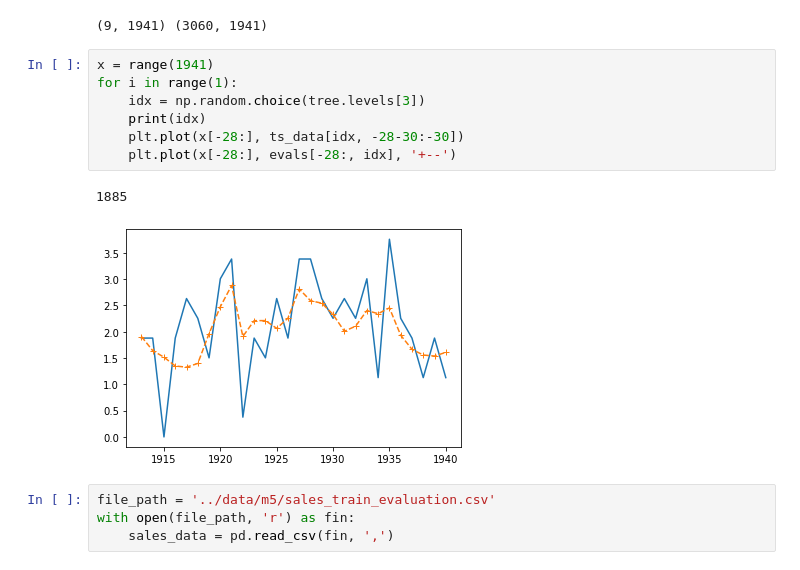
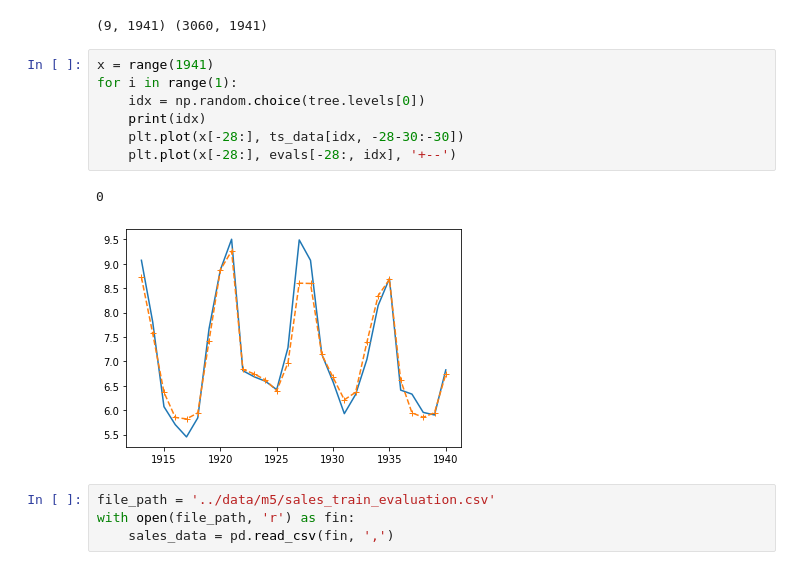
Before and after one commit to googleinterns/hierarchicalforecasting, a Jupyter notebook: notebooks/m5_visualize.ipynb, the cells around one changed output. Cells and saved outputs as stored; diff of their text form.

```diff
--- a/notebooks/m5_visualize.ipynb
+++ b/notebooks/m5_visualize.ipynb
@@ -30,13 +30,13 @@ print(feats.shape, ts_data.shape)
 # %%
 x = range(1941)
 for i in range(1):
-    idx = np.random.choice(tree.levels[3])
+    idx = np.random.choice(tree.levels[0])
     print(idx)
     plt.plot(x[-28:], ts_data[idx, -28-30:-30])
     plt.plot(x[-28:], evals[-28:, idx], '+--')
 # %% [output]
-1885
+0
-[figure, old version]
+[figure, new version]
 # %%
 file_path = '../data/m5/sales_train_evaluation.csv'
 with open(file_path, 'r') as fin:
```
Also changed, not shown: 4 other files.
